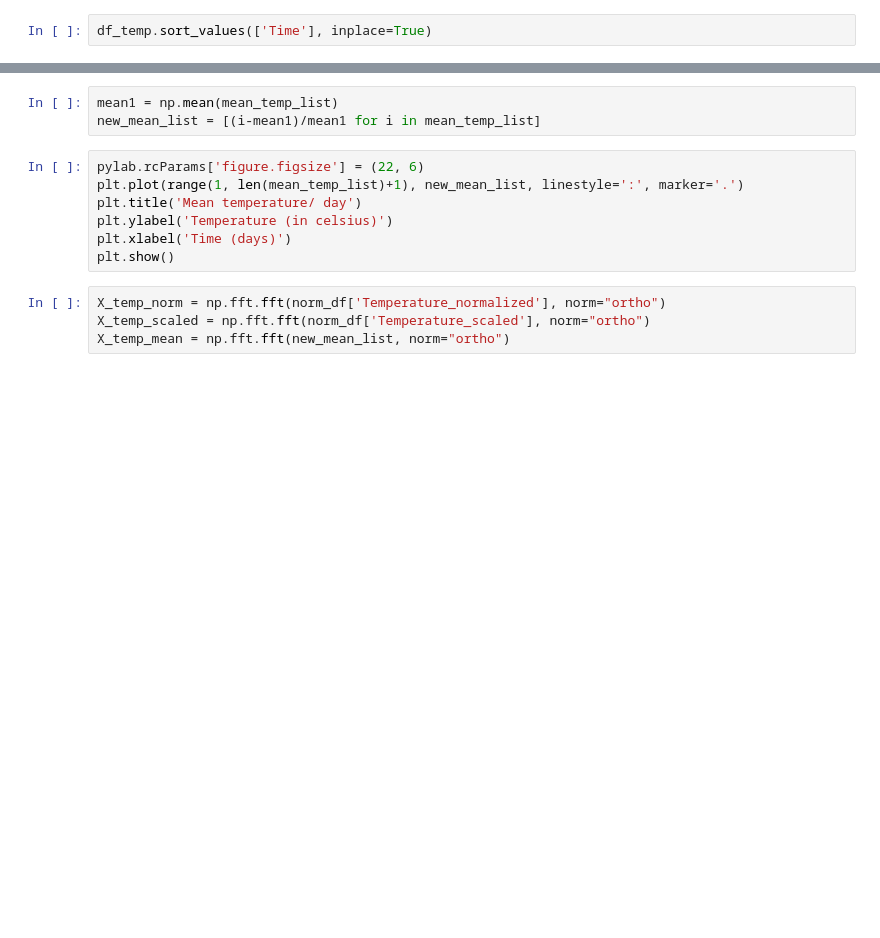
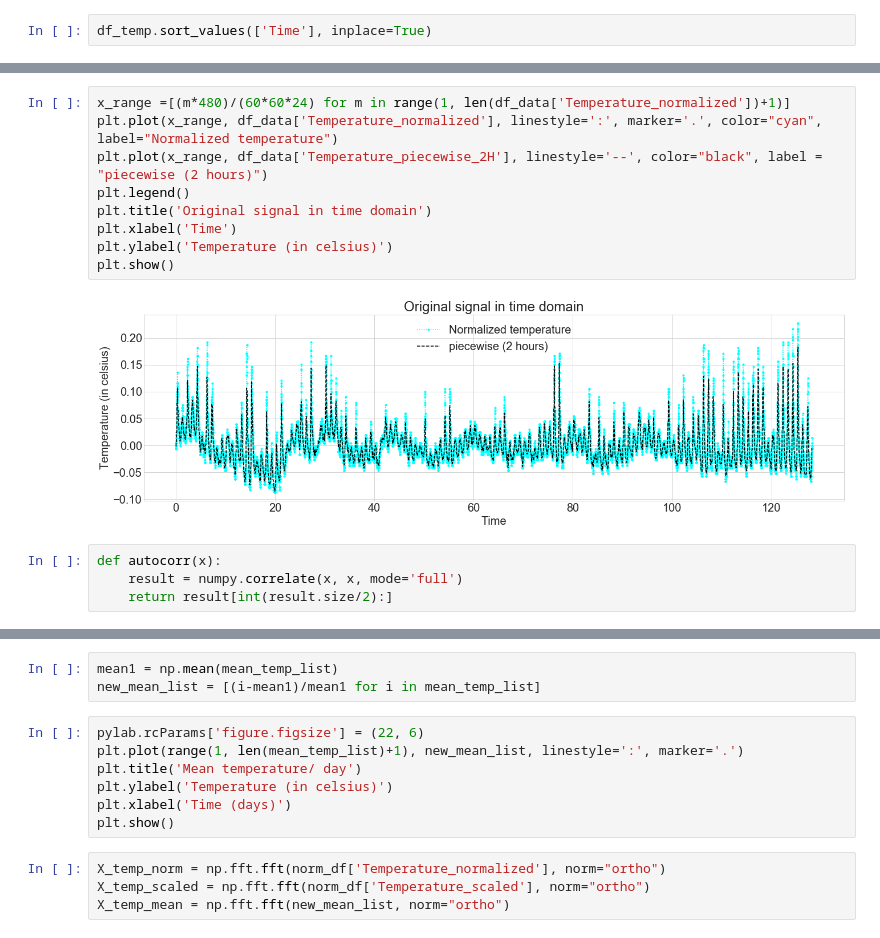
Before and after one commit to palindrome6/modelling_and_simulation, a Jupyter notebook: Signal_analysis.ipynb, the cells around one changed output, grey strips where cells are left out. Saved outputs shown, nothing was run; the diff lists cells and outputs as text; blank space fills up the shorter version.

```diff
--- a/Signal_analysis.ipynb
+++ b/Signal_analysis.ipynb
@@ -31 +96,16 @@ df_temp = df_temp.loc[df_temp['Time'] <= datetime.datetime(2018, 3, 8, 4, 52, 0)
+# %%
+x_range =[(m*480)/(60*60*24) for m in range(1, len(df_data['Temperature_normalized'])+1)]
+plt.plot(x_range, df_data['Temperature_normalized'], linestyle=':', marker='.', color="cyan", label="Normalized temperature")
+plt.plot(x_range, df_data['Temperature_piecewise_2H'], linestyle='--', color="black", label = "piecewise (2 hours)")
+plt.legend()
+plt.title('Original signal in time domain')
+plt.xlabel('Time')
+plt.ylabel('Temperature (in celsius)')
+plt.show()
+# %% [output]
+[figure, added]
+# %%
+def autocorr(x):
+    result = numpy.correlate(x, x, mode='full')
+    return result[int(result.size/2):]
 # %%
```
Also changed, not shown: parts of 16 cells of this notebook.
